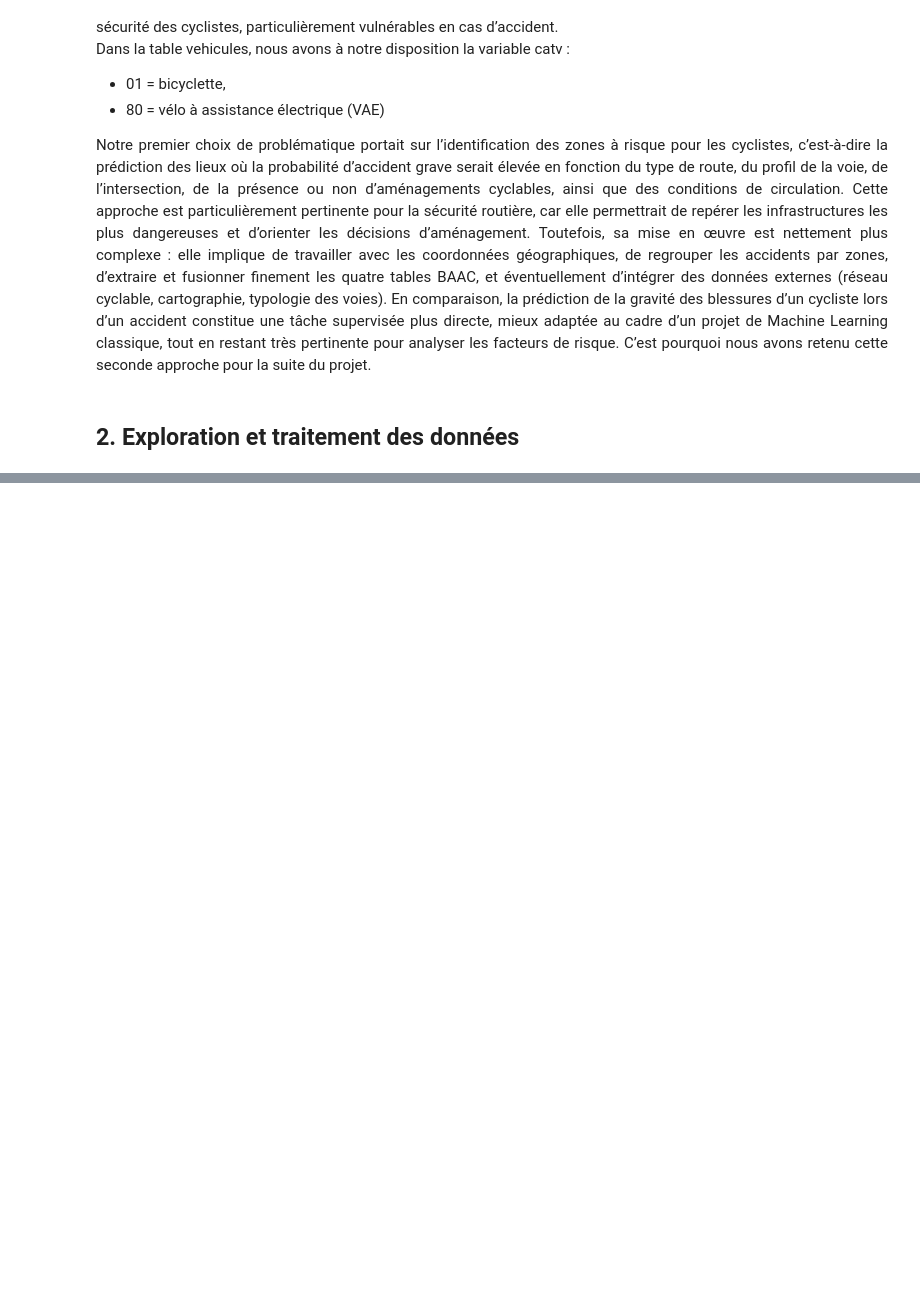
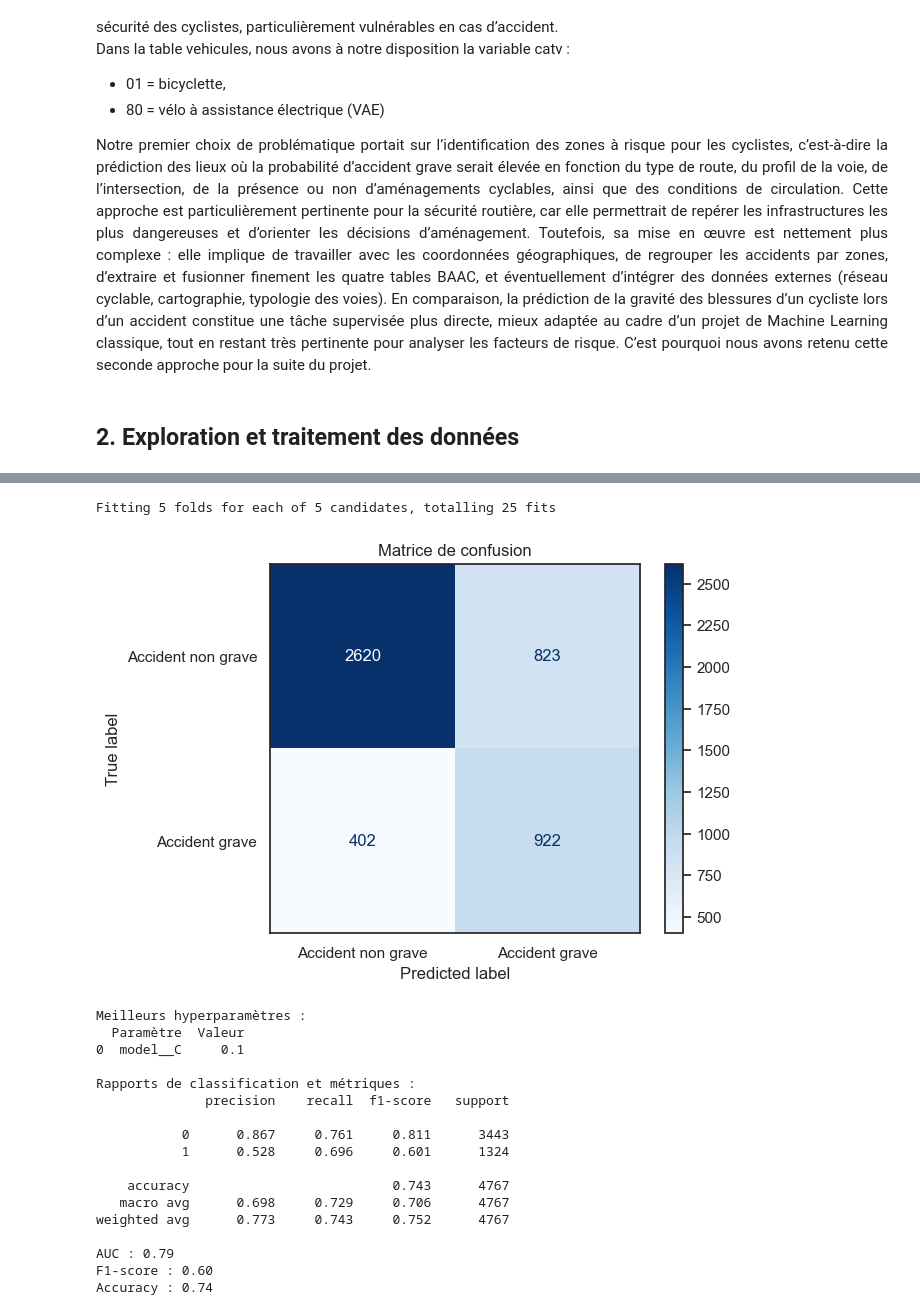
Before and after one commit to 007337-lil/ML4DS, a Jupyter notebook: projet_ml_for_ds.ipynb, the cells around one changed output, grey strips where cells are left out. Saved outputs shown, nothing was run; the diff lists cells and outputs as text; code cells hidden in the pictures; blank space fills up the shorter version.

```diff
--- a/projet_ml_for_ds.ipynb
+++ b/projet_ml_for_ds.ipynb
@@ -470,0 +443,54 @@ vehicules['id_vehicule'] = vehicules['id_vehicule'].str.replace('\xa0', '', rege
+# %%
+grid_search = GridSearchCV(
+    estimator=pipeline_log,
+    param_grid={
+        'model__C': [0.01, 0.1, 1, 10, 100]
+    },
+    scoring='f1',
+    cv=5,
+    n_jobs=-1,
+    verbose=2
+)
+grid_search.fit(X_train, y_train)
+best_model = grid_search.best_estimator_
+y_pred = best_model.predict(X_test)
+y_proba = best_model.predict_proba(X_test)[:, 1]
+ConfusionMatrixDisplay.from_predictions(
+    y_test,
+    y_pred,
+    display_labels=["Accident non grave", "Accident grave"],
+    cmap=plt.cm.Blues
+)
+plt.title('Matrice de confusion')
+plt.show()
+bp = pd.DataFrame(
+    list(grid_search.best_params_.items()),
+    columns=['Paramètre', 'Valeur']
+)
+print("Meilleurs hyperparamètres :")
+print(bp)
+print("\nRapports de classification et métriques :")
+print(classification_report(y_test, y_pred, digits=3))
+print(f"AUC : {roc_auc_score(y_test, y_proba):.2F}")
+print(f"F1-score : {f1_score(y_test, y_pred):.2f}")
+print(f"Accuracy : {accuracy_score(y_test, y_pred):.2f}")
+# %% [output]
+Fitting 5 folds for each of 5 candidates, totalling 25 fits
+[figure, added]
+Meilleurs hyperparamètres :
+  Paramètre  Valeur
+0  model__C     0.1
+
+Rapports de classification et métriques :
+              precision    recall  f1-score   support
+
+           0      0.867     0.761     0.811      3443
+           1      0.528     0.696     0.601      1324
+
+    accuracy                          0.743      4767
+   macro avg      0.698     0.729     0.706      4767
+weighted avg      0.773     0.743     0.752      4767
+
+AUC : 0.79
+F1-score : 0.60
+Accuracy : 0.74
```
Also changed, not shown: parts of 52 cells of this notebook, 2 other files.
